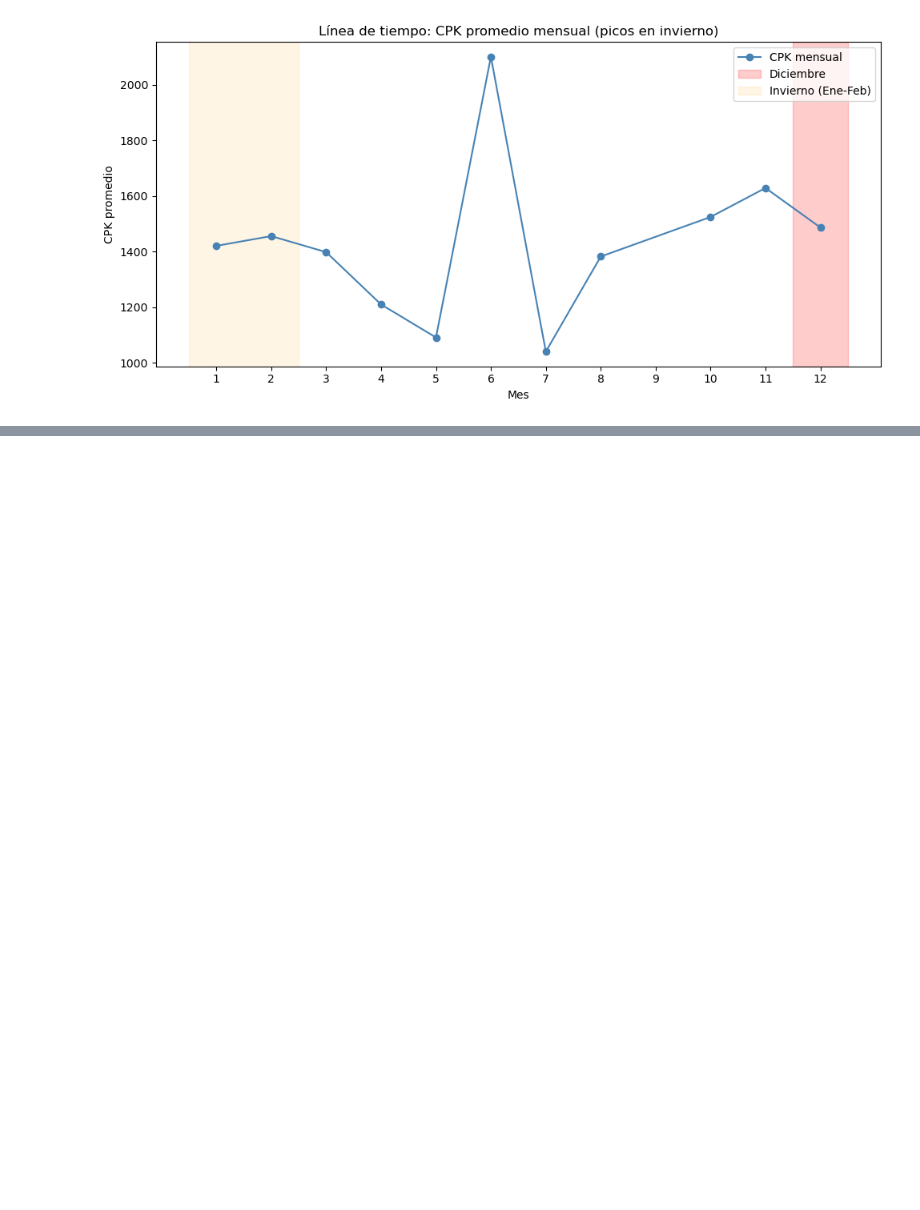
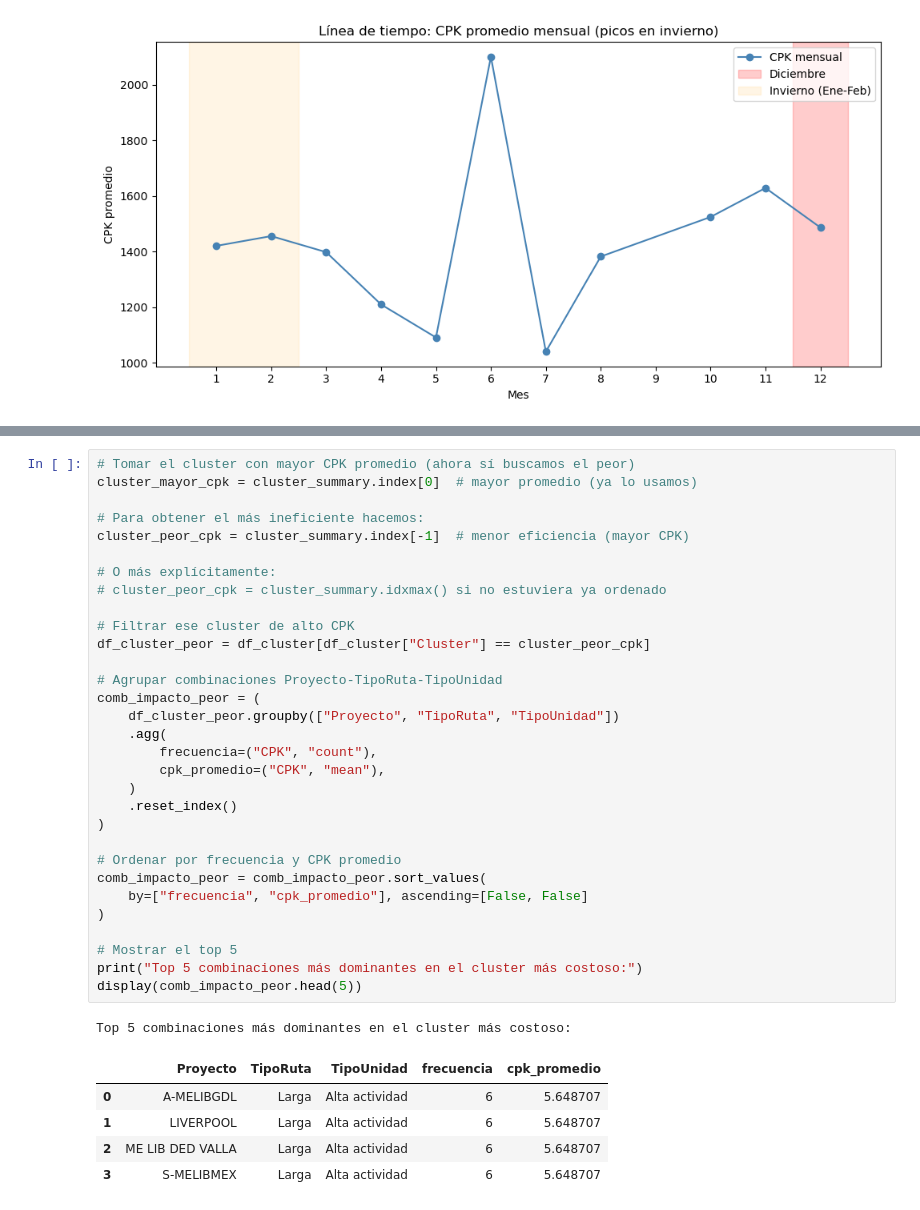
Before and after one commit to pomaremiliano/dashboard-datastorm, a Jupyter notebook: data/RecoleccionReto.ipynb, the cells around one changed output, grey strips where cells are left out. Cells and saved outputs as stored; diff of their text form; blank space fills up the shorter version.

```diff
--- a/data/RecoleccionReto.ipynb
+++ b/data/RecoleccionReto.ipynb
@@ -2263,0 +2367,38 @@ Valor p de ANOVA mensual: ≈ 0 (diferencia significativa)
+# %%
+# Tomar el cluster con mayor CPK promedio (ahora sí buscamos el peor)
+cluster_mayor_cpk = cluster_summary.index[0]  # mayor promedio (ya lo usamos)
+
+# Para obtener el más ineficiente hacemos:
+cluster_peor_cpk = cluster_summary.index[-1]  # menor eficiencia (mayor CPK)
+
+# O más explícitamente:
+# cluster_peor_cpk = cluster_summary.idxmax() si no estuviera ya ordenado
+
+# Filtrar ese cluster de alto CPK
+df_cluster_peor = df_cluster[df_cluster["Cluster"] == cluster_peor_cpk]
+
+# Agrupar combinaciones Proyecto-TipoRuta-TipoUnidad
+comb_impacto_peor = (
+    df_cluster_peor.groupby(["Proyecto", "TipoRuta", "TipoUnidad"])
+    .agg(
+        frecuencia=("CPK", "count"),
+        cpk_promedio=("CPK", "mean"),
+    )
+    .reset_index()
+)
+
+# Ordenar por frecuencia y CPK promedio
+comb_impacto_peor = comb_impacto_peor.sort_values(
+    by=["frecuencia", "cpk_promedio"], ascending=[False, False]
+)
+
+# Mostrar el top 5
+print("Top 5 combinaciones más dominantes en el cluster más costoso:")
+display(comb_impacto_peor.head(5))
+# %% [output]
+Top 5 combinaciones más dominantes en el cluster más costoso:
+|  | Proyecto | TipoRuta | TipoUnidad | frecuencia | cpk_promedio |
+| 0 | A-MELIBGDL | Larga | Alta actividad | 6 | 5.648707 |
+| 1 | LIVERPOOL | Larga | Alta actividad | 6 | 5.648707 |
+| 2 | ME LIB DED VALLA | Larga | Alta actividad | 6 | 5.648707 |
+| 3 | S-MELIBMEX | Larga | Alta actividad | 6 | 5.648707 |
```
Also changed, not shown: parts of 3 cells of this notebook.
